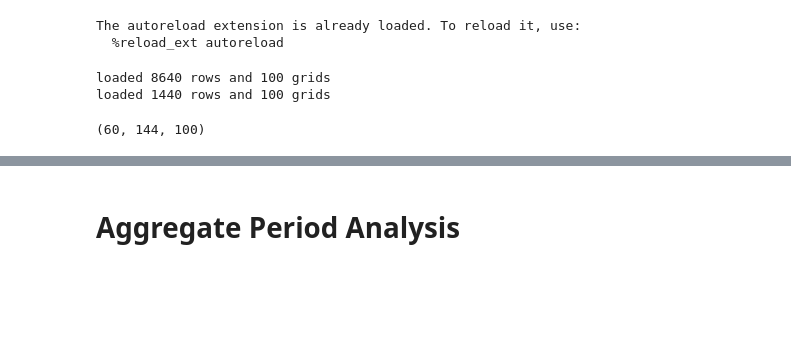
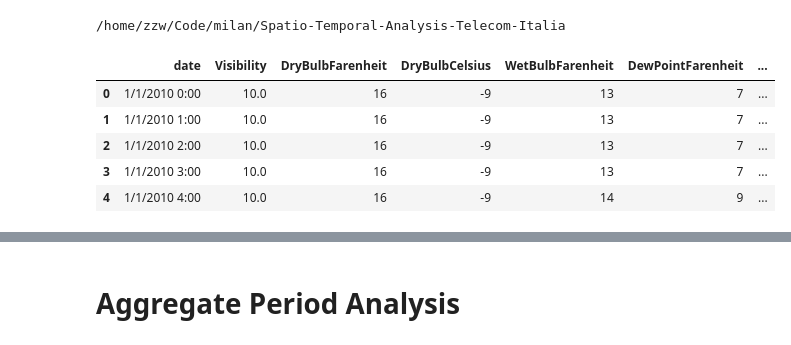
Before and after one commit to suemon-suemon/Spatio-Temporal-Analysis-Telecom-Italia, a Jupyter notebook: experiments/examples/period.ipynb, the cells around one changed output, grey strips where cells are left out. Saved outputs shown, nothing was run; the diff lists cells and outputs as text; code cells hidden in the pictures; blank space fills up the shorter version.

```diff
--- a/experiments/examples/period.ipynb
+++ b/experiments/examples/period.ipynb
@@ -2,27 +2,12 @@
 %load_ext autoreload
 %autoreload 2
 %matplotlib inline
+%cd ../../
 
 import os
-os.environ["CUDA_DEVICE_ORDER"]="PCI_BUS_ID"   # see issue #152
-os.environ["CUDA_VISIBLE_DEVICES"]="7"
-
-from fix_path import fix_python_path_if_working_locally
-fix_python_path_if_working_locally()
-
 import pandas as pd
 import numpy as np
 import matplotlib.pyplot as plt
 import seaborn as sns
-
-from utils.load_data import load_part_grid_data
 # %% [output]
-The autoreload extension is already loaded. To reload it, use:
-  %reload_ext autoreload
+/home/zzw/Code/milan/Spatio-Temporal-Analysis-Telecom-Italia
-# %%
-# load all internet data in both mins and hour period
-milan_grid_data, milan_data = load_part_grid_data('../data/sms-call-internet-mi/', file_name='milan_internet_all_data.csv.gz', col1=51, col2=60, row1=51, row2=60)
-mialn_grid_data_hour, milan_data_hour = load_part_grid_data('../data/sms-call-internet-mi/', file_name='milan_internet_all_data.csv.gz', aggre_time='hour', col1=51, col2=60, row1=51, row2=60)
-# %% [output]
-loaded 8640 rows and 100 grids
-loaded 1440 rows and 100 grids
@@ -32,4 +13,0 @@ mialn_grid_data_hour = mialn_grid_data_hour.reshape(-1, 24, mialn_grid_data_hour
-# %%
-milan_grid_data.shape
-# %% [output]
-(60, 144, 100)
@@ -35,0 +18,9 @@ milan_grid_data.shape
+# %%
+data.head()
+# %% [output]
+|  | date | Visibility | DryBulbFarenheit | DryBulbCelsius | WetBulbFarenheit | DewPointFarenheit | ... |
+| 0 | 1/1/2010 0:00 | 10.0 | 16 | -9 | 13 | 7 | ... |
+| 1 | 1/1/2010 1:00 | 10.0 | 16 | -9 | 13 | 7 | ... |
+| 2 | 1/1/2010 2:00 | 10.0 | 16 | -9 | 13 | 7 | ... |
+| 3 | 1/1/2010 3:00 | 10.0 | 16 | -9 | 13 | 7 | ... |
+| 4 | 1/1/2010 4:00 | 10.0 | 16 | -9 | 14 | 9 | ... |
```
Also changed, not shown: parts of 5 cells of this notebook, 13 other files.
